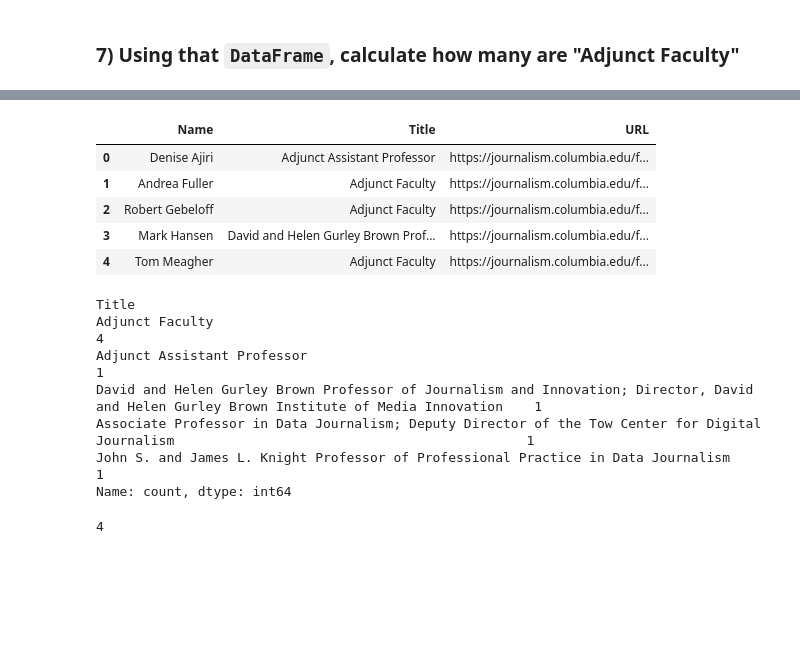
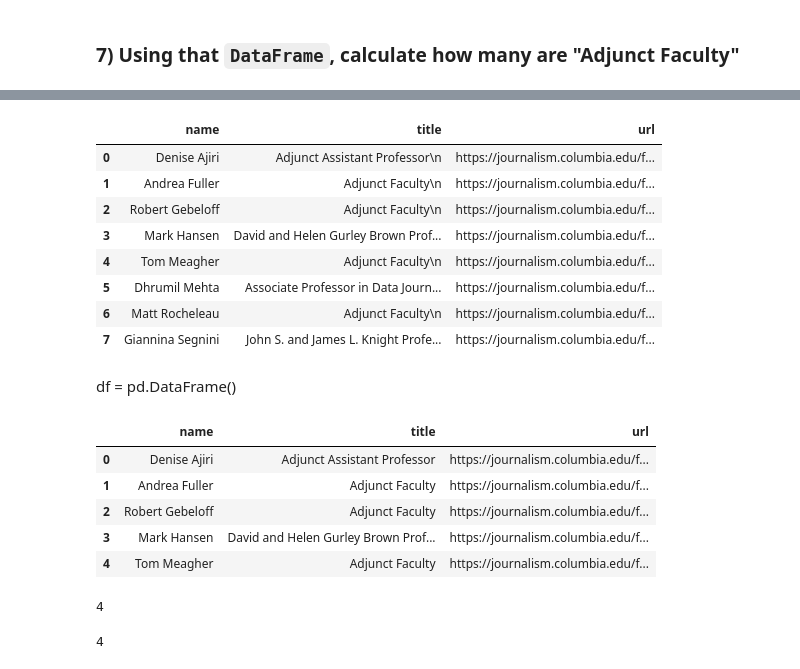
Before and after one commit to marcodallastella/LEDE-Homeworks, a Jupyter notebook: 06. Intro to Scraping/homework-data-faculty.ipynb, the cells around one changed output, grey strips where cells are left out. Cells and saved outputs as stored; diff of their text form; code cells hidden in the pictures; blank space fills up the shorter version.

```diff
--- a/06. Intro to Scraping/homework-data-faculty.ipynb
+++ b/06. Intro to Scraping/homework-data-faculty.ipynb
@@ -158,21 +156,30 @@ df.head()
+# %%
+df = pd.DataFrame(elements)
+df
+# %% [output]
+|  | name | title | url |
+| 0 | Denise Ajiri | Adjunct Assistant Professor\n | https://journalism.columbia.edu/f... |
+| 1 | Andrea Fuller | Adjunct Faculty\n | https://journalism.columbia.edu/f... |
+| 2 | Robert Gebeloff | Adjunct Faculty\n | https://journalism.columbia.edu/f... |
+| 3 | Mark Hansen | David and Helen Gurley Brown Prof... | https://journalism.columbia.edu/f... |
+| 4 | Tom Meagher | Adjunct Faculty\n | https://journalism.columbia.edu/f... |
+| 5 | Dhrumil Mehta | Associate Professor in Data Journ... | https://journalism.columbia.edu/f... |
+| 6 | Matt Rocheleau | Adjunct Faculty\n | https://journalism.columbia.edu/f... |
+| 7 | Giannina Segnini | John S. and James L. Knight Profe... | https://journalism.columbia.edu/f... |
+# %% [markdown]
+df = pd.DataFrame()
 # %%
-df['Title'] = df['Title'].str.replace('\n', '')
+df['title'] = df['title'].str.replace('\n', '')
 df.head()
 # %% [output]
-|  | Name | Title | URL |
+|  | name | title | url |
 | 0 | Denise Ajiri | Adjunct Assistant Professor | https://journalism.columbia.edu/f... |
 | 1 | Andrea Fuller | Adjunct Faculty | https://journalism.columbia.edu/f... |
 | 2 | Robert Gebeloff | Adjunct Faculty | https://journalism.columbia.edu/f... |
 | 3 | Mark Hansen | David and Helen Gurley Brown Prof... | https://journalism.columbia.edu/f... |
 | 4 | Tom Meagher | Adjunct Faculty | https://journalism.columbia.edu/f... |
 # %%
-df['Title'].value_counts()
+df['title'].value_counts()['Adjunct Faculty']
 # %% [output]
-Title
-Adjunct Faculty                                                                                                                              4
-Adjunct Assistant Professor                                                                                                                  1
-David and Helen Gurley Brown Professor of Journalism and Innovation; Director, David and Helen Gurley Brown Institute of Media Innovation    1
-Associate Professor in Data Journalism; Deputy Director of the Tow Center for Digital Journalism                                             1
-John S. and James L. Knight Professor of Professional Practice in Data Journalism                                                            1
-Name: count, dtype: int64
+4
 # %%
```
Also changed, not shown: parts of 3 cells of this notebook, 2 other files.
